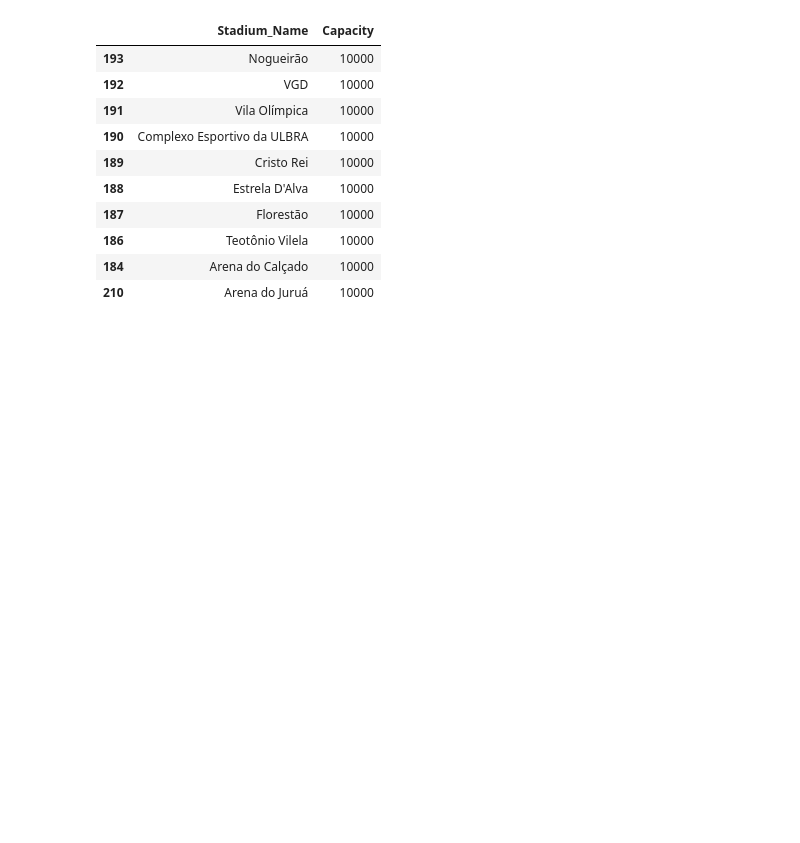
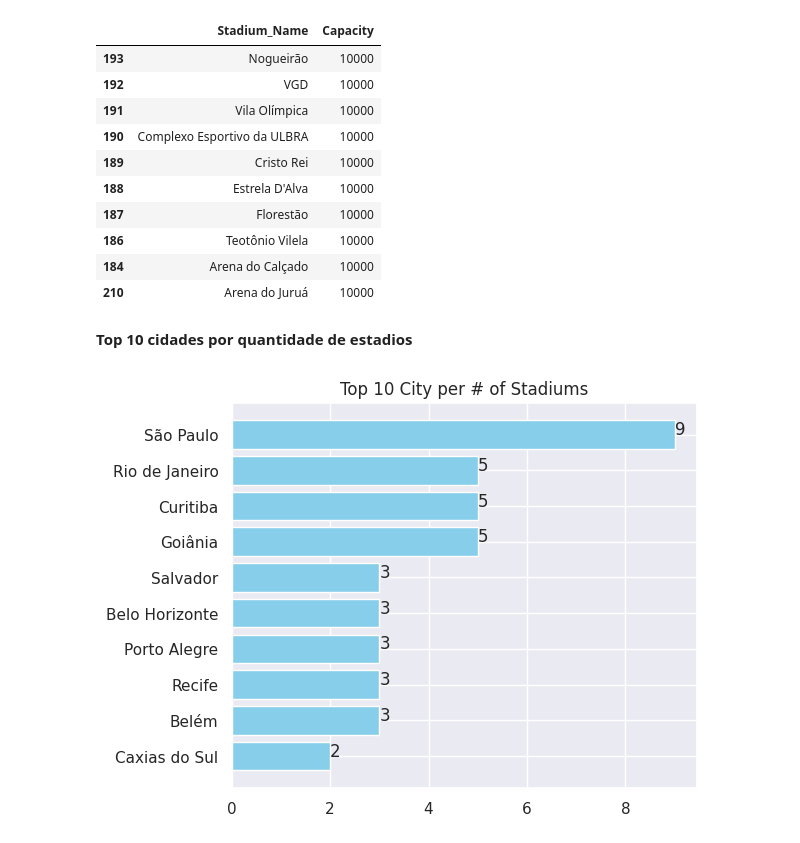
Before and after one commit to PatrickLeal/brazilian-football-stadiums-Data-Transform-Clean-Viz, a Jupyter notebook: brazilian-stadiums-analysis-viz.ipynb, the cells around one changed output. Cells and saved outputs as stored; diff of their text form; code cells hidden in the pictures; blank space fills up the shorter version.

Commit message:
V.1.2 - adding more plots

```diff
--- a/brazilian-stadiums-analysis-viz.ipynb
+++ b/brazilian-stadiums-analysis-viz.ipynb
@@ -213,3 +216,27 @@ stadiums[['Stadium_Name', 'Capacity']].sort_values(by='Capacity', ascending=Fals
 | 186 | Teotônio Vilela | 10000 |
 | 184 | Arena do Calçado | 10000 |
 | 210 | Arena do Juruá | 10000 |
+# %% [markdown]
+**Top 10 cidades por quantidade de estadios**
+# %%
+count_stadiums_per_city = pd.DataFrame(stadiums.groupby('Locality')['Stadium_Name'].count())
+count_stadiums_per_city = count_stadiums_per_city.sort_values(by='Stadium_Name', ascending=False).reset_index()
+count_stadiums_per_city_top10 = count_stadiums_per_city[:10]
+count_stadiums_per_city_bottom10 = count_stadiums_per_city[-10:]
+# %%
+plt.subplots(figsize=(6, 5))
+count_stadiums_per_city_top10 = count_stadiums_per_city_top10.sort_values(by='Stadium_Name',
+                                                                          ascending=True)
+labels = count_stadiums_per_city_top10['Locality']
+
+plt.barh(labels, count_stadiums_per_city_top10['Stadium_Name'],
+         color='skyblue')
+
+plt.title('Top 10 City per # of Stadiums')
+
+for index, value in enumerate(count_stadiums_per_city_top10['Stadium_Name']):
+    plt.text(value, index, str(value), ha='left')
+
+plt.show()
+# %% [output]
+[figure, added]
```
Also changed, not shown: parts of 11 cells of this notebook.
